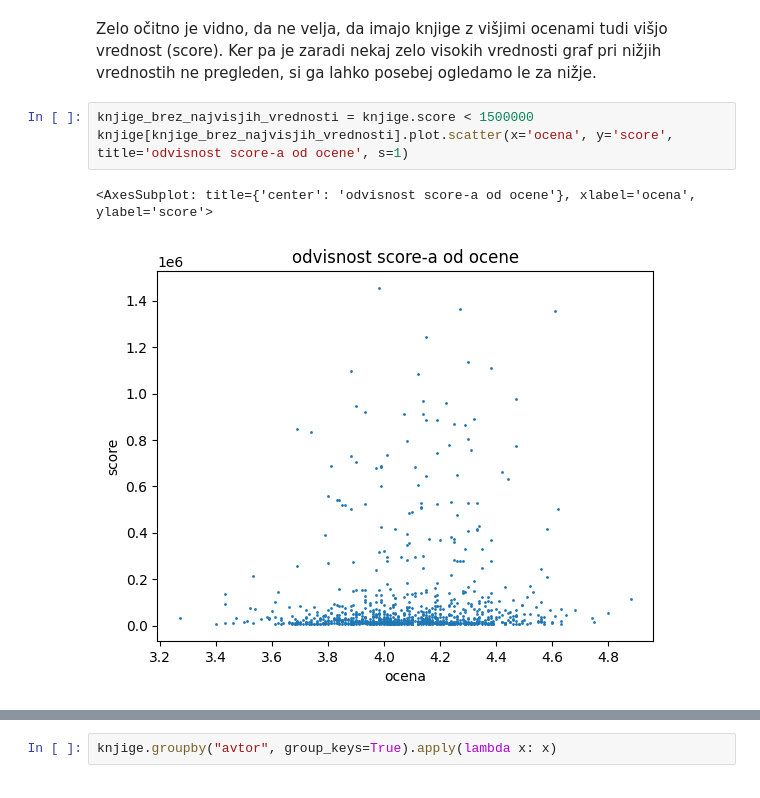
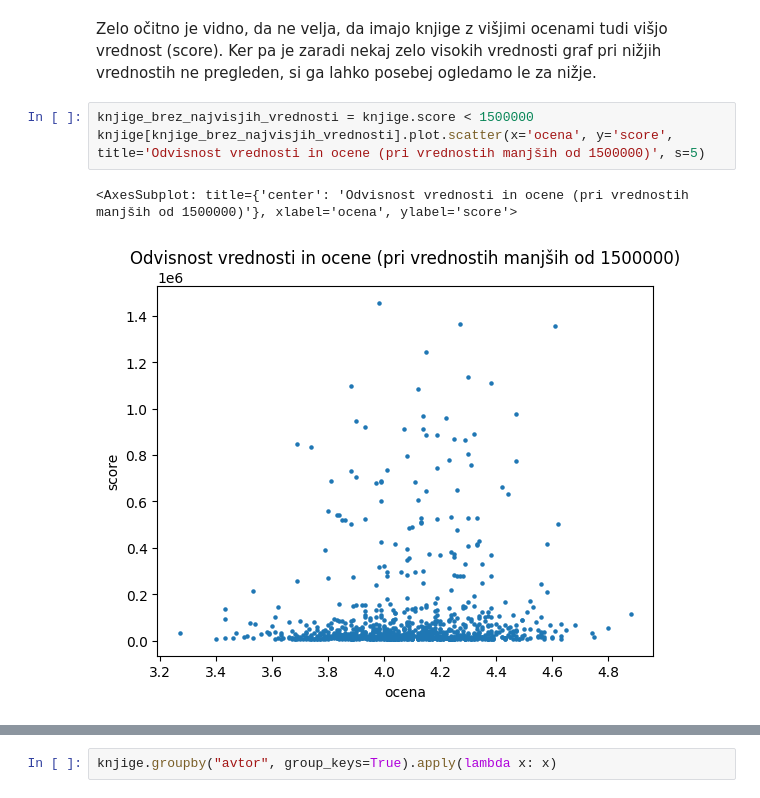
Before and after one commit to tianakutin/Analiza-podatkov, a Jupyter notebook: analiza.ipynb, the cells around one changed output, grey strips where cells are left out. Saved outputs shown, nothing was run; the diff lists cells and outputs as text.

```diff
--- a/analiza.ipynb
+++ b/analiza.ipynb
@@ -85,9 +83,9 @@ knjige.plot.scatter(x='ocena', y='score', title='odvisnost score-a od ocene', s=
 Zelo očitno je vidno, da ne velja, da imajo knjige z višjimi ocenami tudi višjo vrednost (score). Ker pa je zaradi nekaj zelo visokih vrednosti graf pri nižjih vrednostih ne pregleden, si ga lahko posebej ogledamo le za nižje.
 # %%
 knjige_brez_najvisjih_vrednosti = knjige.score < 1500000
-knjige[knjige_brez_najvisjih_vrednosti].plot.scatter(x='ocena', y='score', title='odvisnost score-a od ocene', s=1)
+knjige[knjige_brez_najvisjih_vrednosti].plot.scatter(x='ocena', y='score', title='Odvisnost vrednosti in ocene (pri vrednostih manjših od 1500000)', s=5)
 # %% [output]
-<AxesSubplot: title={'center': 'odvisnost score-a od ocene'}, xlabel='ocena', ylabel='score'>
+<AxesSubplot: title={'center': 'Odvisnost vrednosti in ocene (pri vrednostih manjših od 1500000)'}, xlabel='ocena', ylabel='score'>
-[figure, old version]
+[figure, new version]
 # %%
 knjige_najvisjih_vrednosti = knjige.score > 500000
```
Also changed, not shown: parts of 15 cells of this notebook.
